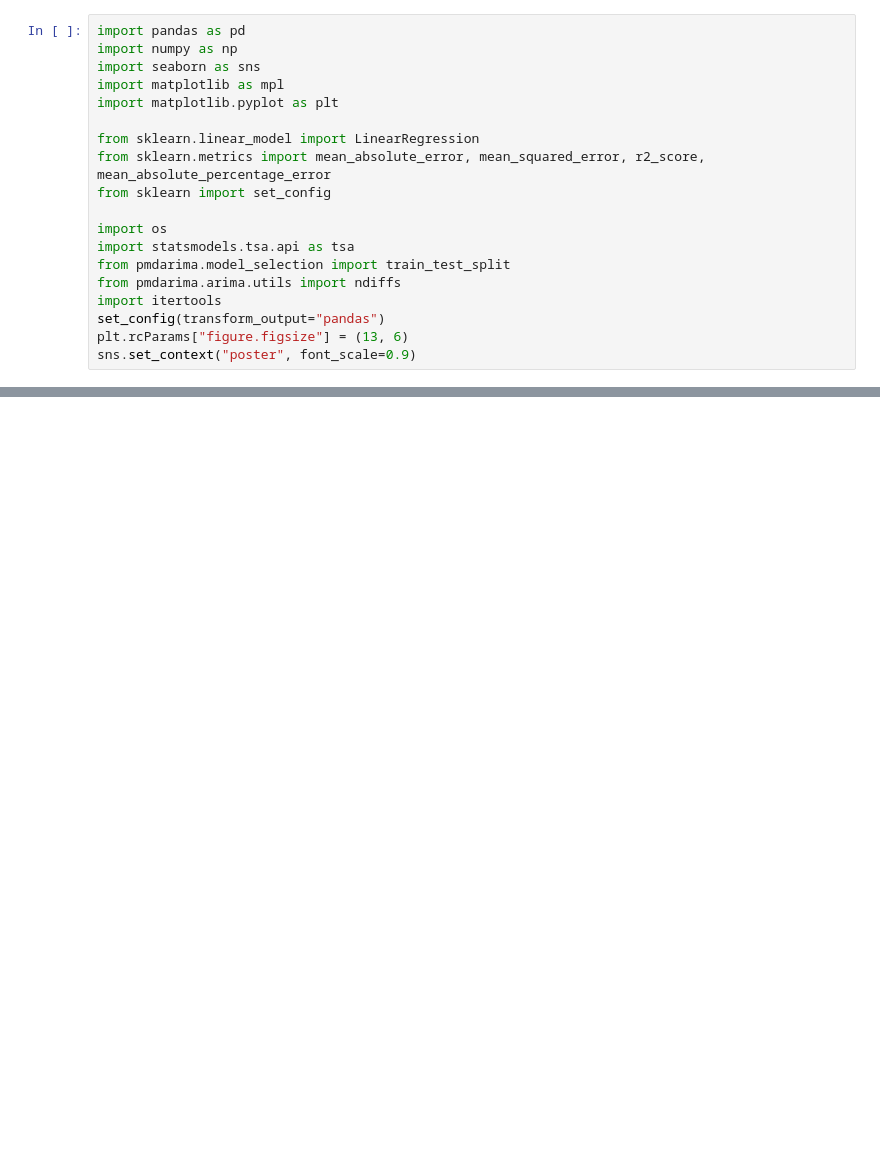
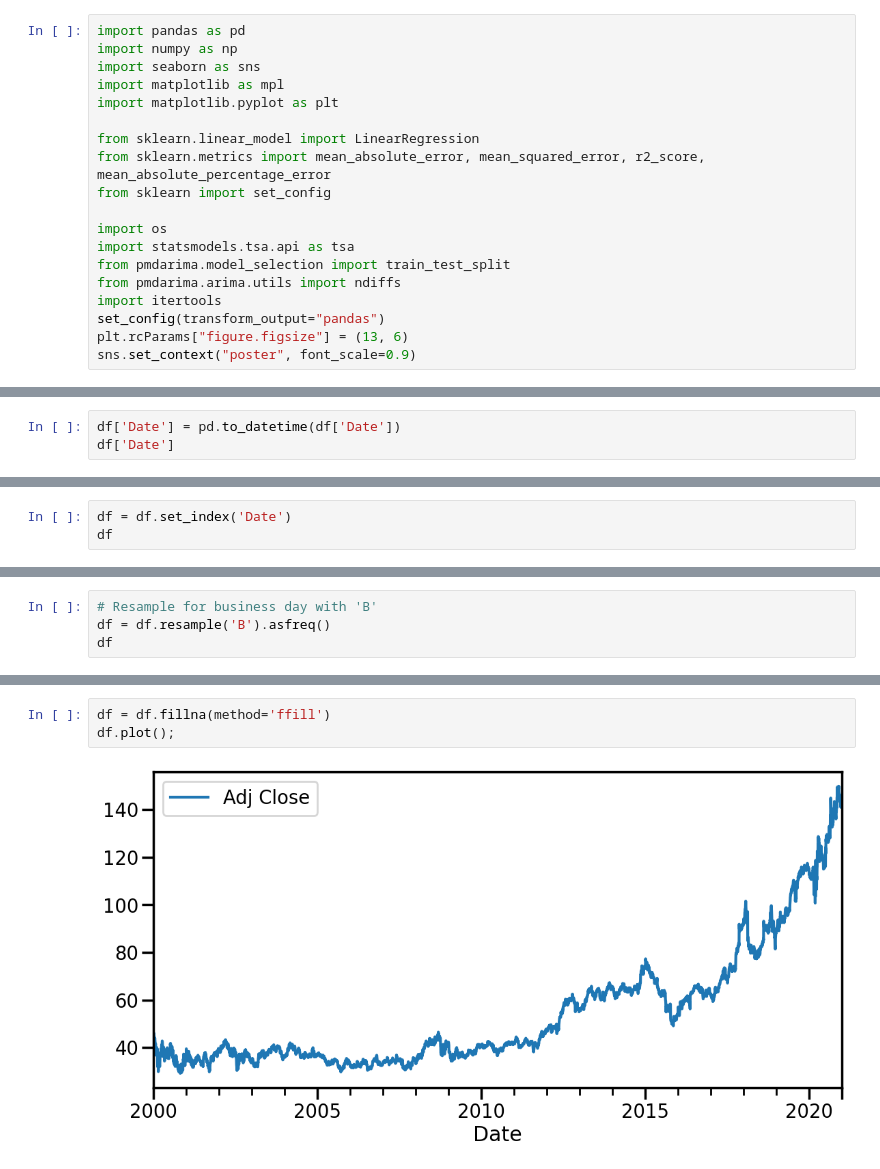
Before and after one commit to kleintjesk/ARIMA-Models, a Jupyter notebook: ARIMA Models.ipynb, the cells around one changed output, grey strips where cells are left out. Saved outputs shown, nothing was run; the diff lists cells and outputs as text; blank space fills up the shorter version.

```diff
--- a/ARIMA Models.ipynb
+++ b/ARIMA Models.ipynb
@@ -35,0 +48,3 @@ df.head()
+# %%
+df['Date'] = pd.to_datetime(df['Date'])
+df['Date']
@@ -35,0 +76,3 @@ df.head()
+# %%
+df = df.set_index('Date')
+df
@@ -35,0 +105,4 @@ df.head()
+# %%
+# Resample for business day with 'B'
+df = df.resample('B').asfreq()
+df
@@ -35,0 +148,5 @@ df.head()
+# %%
+df = df.fillna(method='ffill')
+df.plot();
+# %% [output]
+[figure, added]
```
Also changed, not shown: parts of 30 cells of this notebook.
